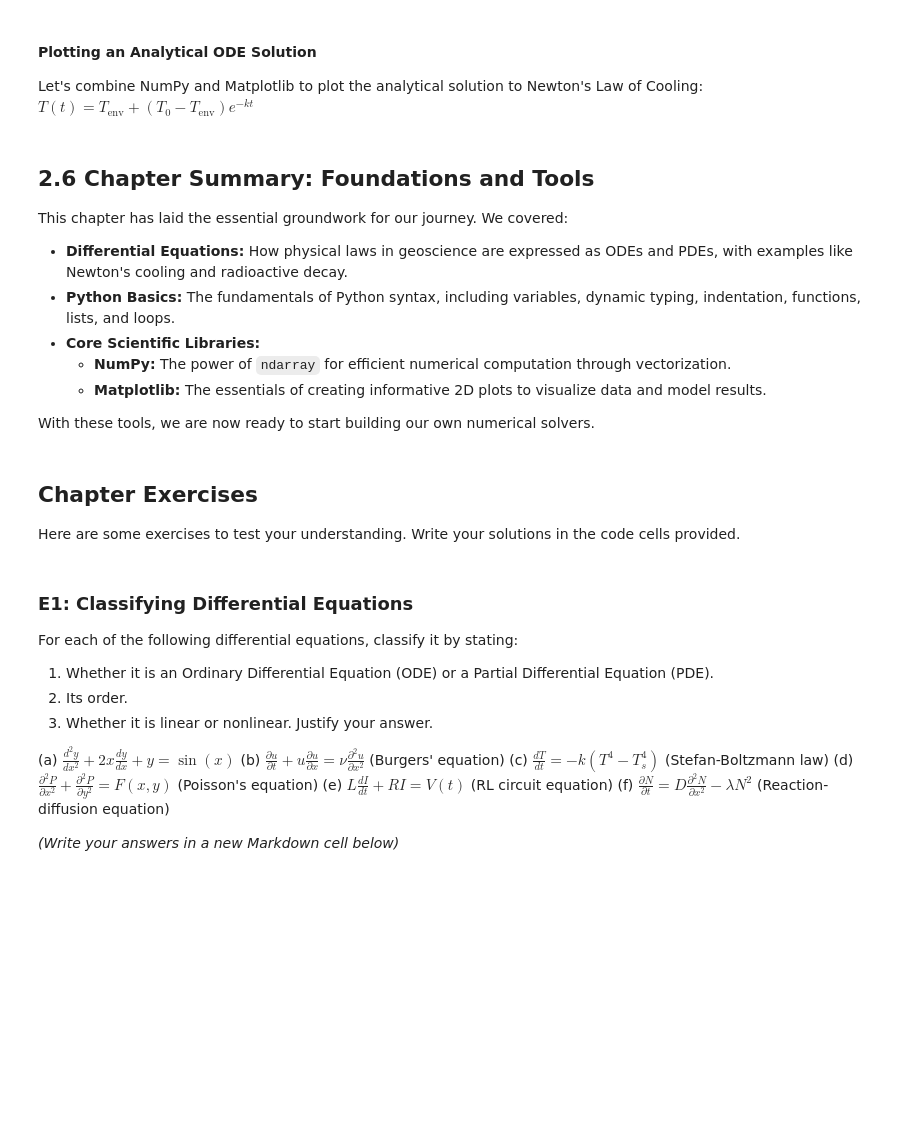
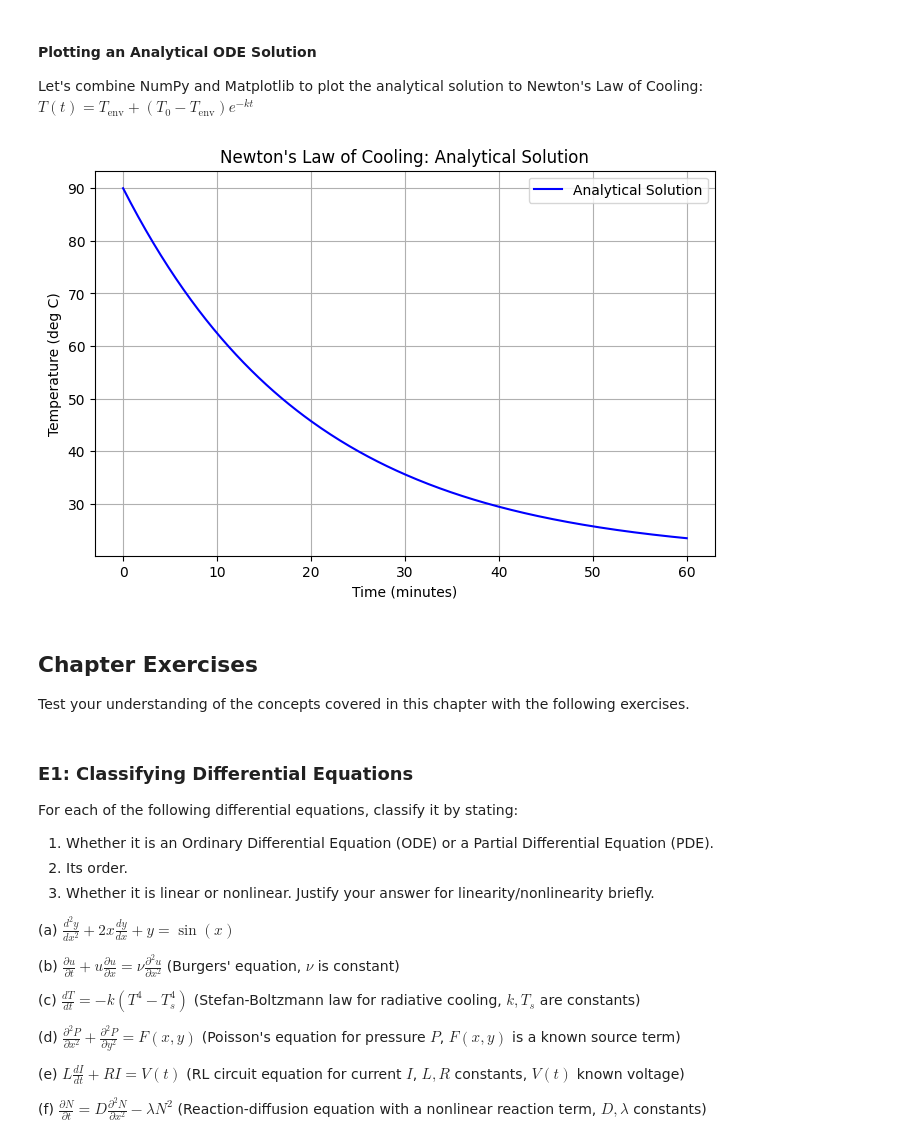
Before and after one commit to demichie/Principles-of-Numerical-Modelling-in-Geosciences, a Jupyter notebook: Chapter2.ipynb, the cells around one changed output. Cells and saved outputs as stored; diff of their text form; code cells hidden in the pictures; blank space fills up the shorter version.

```diff
--- a/Chapter2.ipynb
+++ b/Chapter2.ipynb
@@ -397,59 +708,56 @@ plt.show()
 Let's combine NumPy and Matplotlib to plot the analytical solution to Newton's Law of Cooling:
 $T(t) = T_{\text{env}} + (T_0 - T_{\text{env}}) e^{-kt}$
 # %%
+# Plotting the analytical solution of Newton's cooling law.
+import numpy as np
+import matplotlib.pyplot as plt
+
 # Parameters for Newton's cooling law
-T_env = 20.0    # Ambient temperature (deg C)
-T0 = 90.0       # Initial temperature of the body (deg C)
+T_env = 20.0  # Ambient temperature (deg C)
+T0 = 90.0     # Initial temperature of the body (deg C)
 k_coeff = 0.05  # Cooling coefficient (e.g., 1/min)
 
-# Time array for plotting (from 0 to 60 minutes)
-# Use np.linspace for a smooth curve
-time_array = np.linspace(0, 60, 300)
+# Time array for plotting (e.g., from 0 to 60 minutes)
+time_array = np.linspace(0, 60, 300) # 300 points for a smooth curve
 
 # Calculate the temperature using the analytical solution
 Temperature_analytical = T_env + (T0 - T_env) * np.exp(-k_coeff * time_array)
 
 # Create the plot
-plt.figure(figsize=(8, 5)) # Optional: set figure size for better readability
-plt.plot(time_array, Temperature_analytical, label="Analytical Solution", color="blue", linewidth=2)
+plt.figure(figsize=(8, 5)) # Optional: set figure size
+plt.plot(time_array, Temperature_analytical, label="Analytical Solution", color="blue")
 
 # Add labels, title, legend, and grid
 plt.xlabel("Time (minutes)")
 plt.ylabel("Temperature (deg C)")
 plt.title("Newton's Law of Cooling: Analytical Solution")
 plt.legend()
 plt.grid(True)
 
 # Display the plot
 plt.show()
+# %% [output]
+[figure, added]
-# %% [markdown]
-## 2.6 Chapter Summary: Foundations and Tools
-
-This chapter has laid the essential groundwork for our journey. We covered:
-*   **Differential Equations:** How physical laws in geoscience are expressed as ODEs and PDEs, with examples like Newton's cooling and radioactive decay.
-*   **Python Basics:** The fundamentals of Python syntax, including variables, dynamic typing, indentation, functions, lists, and loops.
-*   **Core Scientific Libraries:**
-    *   **NumPy:** The power of `ndarray` for efficient numerical computation through vectorization.
-    *   **Matplotlib:** The essentials of creating informative 2D plots to visualize data and model results.
-
-With these tools, we are now ready to start building our own numerical solvers.
-# %% [markdown]
-## Chapter Exercises
-
-Here are some exercises to test your understanding. Write your solutions in the code cells provided.
+# %% [markdown]
+## Chapter Exercises
+
+Test your understanding of the concepts covered in this chapter with the following exercises.
 # %% [markdown]
 ### E1: Classifying Differential Equations
 
 For each of the following differential equations, classify it by stating:
 1.  Whether it is an Ordinary Differential Equation (ODE) or a Partial Differential Equation (PDE).
 2.  Its order.
-3.  Whether it is linear or nonlinear. Justify your answer.
+3.  Whether it is linear or nonlinear. Justify your answer for linearity/nonlinearity briefly.
 
 (a) $\frac{d^2y}{dx^2} + 2x \frac{dy}{dx} + y = \sin(x)$
-(b) $\frac{\partial u}{\partial t} + u \frac{\partial u}{\partial x} = \nu \frac{\partial^2 u}{\partial x^2}$ (Burgers' equation)
-(c) $\frac{dT}{dt} = -k(T^4 - T_s^4)$ (Stefan-Boltzmann law)
-(d) $\frac{\partial^2 P}{\partial x^2} + \frac{\partial^2 P}{\partial y^2} = F(x,y)$ (Poisson's equation)
-(e) $L \frac{dI}{dt} + R I = V(t)$ (RL circuit equation)
-(f) $\frac{\partial N}{\partial t} = D \frac{\partial^2 N}{\partial x^2} - \lambda N^2$ (Reaction-diffusion equation)
 
-*(Write your answers in a new Markdown cell below)*
+(b) $\frac{\partial u}{\partial t} + u \frac{\partial u}{\partial x} = \nu \frac{\partial^2 u}{\partial x^2}$ (Burgers' equation, $\nu$ is constant)
+
+(c) $\frac{dT}{dt} = -k(T^4 - T_s^4)$ (Stefan-Boltzmann law for radiative cooling, $k, T_s$ are constants)
+
+(d) $\frac{\partial^2 P}{\partial x^2} + \frac{\partial^2 P}{\partial y^2} = F(x,y)$ (Poisson's equation for pressure $P$, $F(x,y)$ is a known source term)
+
+(e) $L \frac{dI}{dt} + R I = V(t)$ (RL circuit equation for current $I$, $L, R$ constants, $V(t)$ known voltage)
+
+(f) $\frac{\partial N}{\partial t} = D \frac{\partial^2 N}{\partial x^2} - \lambda N^2$ (Reaction-diffusion equation with a nonlinear reaction term, $D, \lambda$ constants)
```
Also changed, not shown: parts of 87 cells of this notebook.
